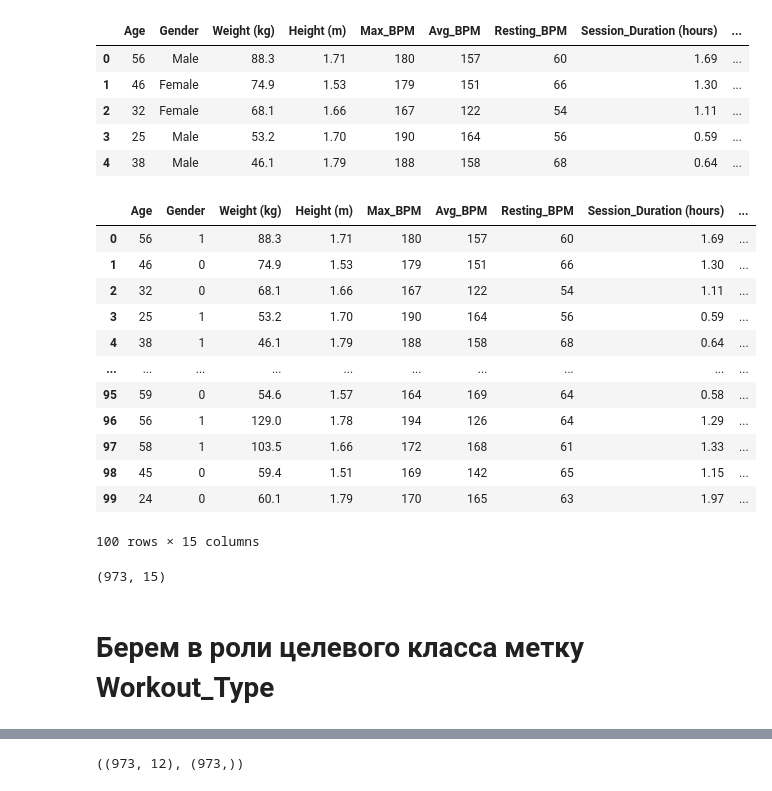
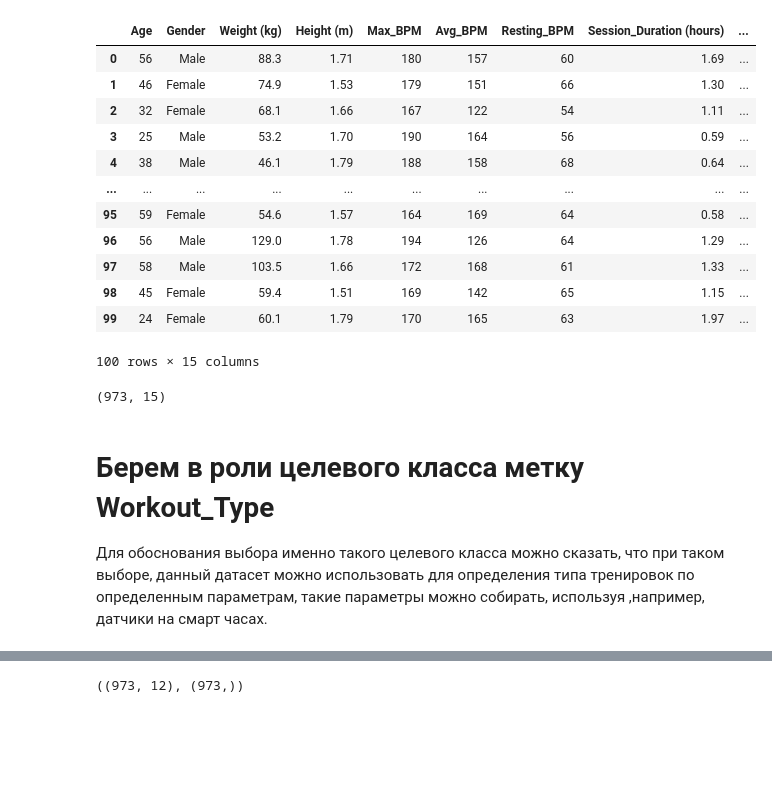
Before and after one commit to SosisterRapStar/MLLETI, a Jupyter notebook: Lab3_unfinished.ipynb, the cells around one changed output, grey strips where cells are left out. Drawn from its saved outputs; the diff is of its cells as text; code cells hidden in the pictures; blank space fills up the shorter version.

```diff
--- a/Lab3_unfinished.ipynb
+++ b/Lab3_unfinished.ipynb
@@ -8,5 +12,5 @@ import numpy as np
 dataset_name = "gym_members_exercise_tracking.csv"
 path = kagglehub.dataset_download("valakhorasani/gym-members-exercise-dataset") + "/" + dataset_name
 df = pd.read_csv(path)
-df.head()
+df.head(100)
 # %% [output]
@@ -14,35 +18,28 @@ Warning: Looks like you're using an outdated `kagglehub` version, please conside
 |  | Age | Gender | Weight (kg) | Height (m) | Max_BPM | Avg_BPM | Resting_BPM | Session_Duration (hours) | ... |
 | 0 | 56 | Male | 88.3 | 1.71 | 180 | 157 | 60 | 1.69 | ... |
 | 1 | 46 | Female | 74.9 | 1.53 | 179 | 151 | 66 | 1.30 | ... |
 | 2 | 32 | Female | 68.1 | 1.66 | 167 | 122 | 54 | 1.11 | ... |
 | 3 | 25 | Male | 53.2 | 1.70 | 190 | 164 | 56 | 0.59 | ... |
 | 4 | 38 | Male | 46.1 | 1.79 | 188 | 158 | 68 | 0.64 | ... |
+| ... | ... | ... | ... | ... | ... | ... | ... | ... | ... |
+| 95 | 59 | Female | 54.6 | 1.57 | 164 | 169 | 64 | 0.58 | ... |
+| 96 | 56 | Male | 129.0 | 1.78 | 194 | 126 | 64 | 1.29 | ... |
+| 97 | 58 | Male | 103.5 | 1.66 | 172 | 168 | 61 | 1.33 | ... |
+| 98 | 45 | Female | 59.4 | 1.51 | 169 | 142 | 65 | 1.15 | ... |
+| 99 | 24 | Female | 60.1 | 1.79 | 170 | 165 | 63 | 1.97 | ... |
+100 rows × 15 columns
 # %%
 from sklearn.preprocessing import LabelEncoder
 le = LabelEncoder()
 df['Gender'] = le.fit_transform(df['Gender'])
-# %%
-df.head(100)
-# %% [output]
-|  | Age | Gender | Weight (kg) | Height (m) | Max_BPM | Avg_BPM | Resting_BPM | Session_Duration (hours) | ... |
-| 0 | 56 | 1 | 88.3 | 1.71 | 180 | 157 | 60 | 1.69 | ... |
-| 1 | 46 | 0 | 74.9 | 1.53 | 179 | 151 | 66 | 1.30 | ... |
-| 2 | 32 | 0 | 68.1 | 1.66 | 167 | 122 | 54 | 1.11 | ... |
-| 3 | 25 | 1 | 53.2 | 1.70 | 190 | 164 | 56 | 0.59 | ... |
-| 4 | 38 | 1 | 46.1 | 1.79 | 188 | 158 | 68 | 0.64 | ... |
-| ... | ... | ... | ... | ... | ... | ... | ... | ... | ... |
-| 95 | 59 | 0 | 54.6 | 1.57 | 164 | 169 | 64 | 0.58 | ... |
-| 96 | 56 | 1 | 129.0 | 1.78 | 194 | 126 | 64 | 1.29 | ... |
-| 97 | 58 | 1 | 103.5 | 1.66 | 172 | 168 | 61 | 1.33 | ... |
-| 98 | 45 | 0 | 59.4 | 1.51 | 169 | 142 | 65 | 1.15 | ... |
-| 99 | 24 | 0 | 60.1 | 1.79 | 170 | 165 | 63 | 1.97 | ... |
-100 rows × 15 columns
 # %%
 df.shape
 # %% [output]
 (973, 15)
 # %% [markdown]
 # Берем в роли целевого класса метку Workout_Type
+
+Для обоснования выбора именно такого целевого класса можно сказать, что при таком выборе, данный датасет можно использовать для определения типа тренировок по определенным параметрам, такие параметры можно собирать, используя ,например, датчики на смарт часах.
 # %%
 mapping = {'Strength': 1, 'Cardio': 2, 'Yoga': 3, 'HIIT': 4}
 y = df['Workout_Type'].map(mapping)
```
Also changed, not shown: parts of 8 cells of this notebook, 2 other files.
